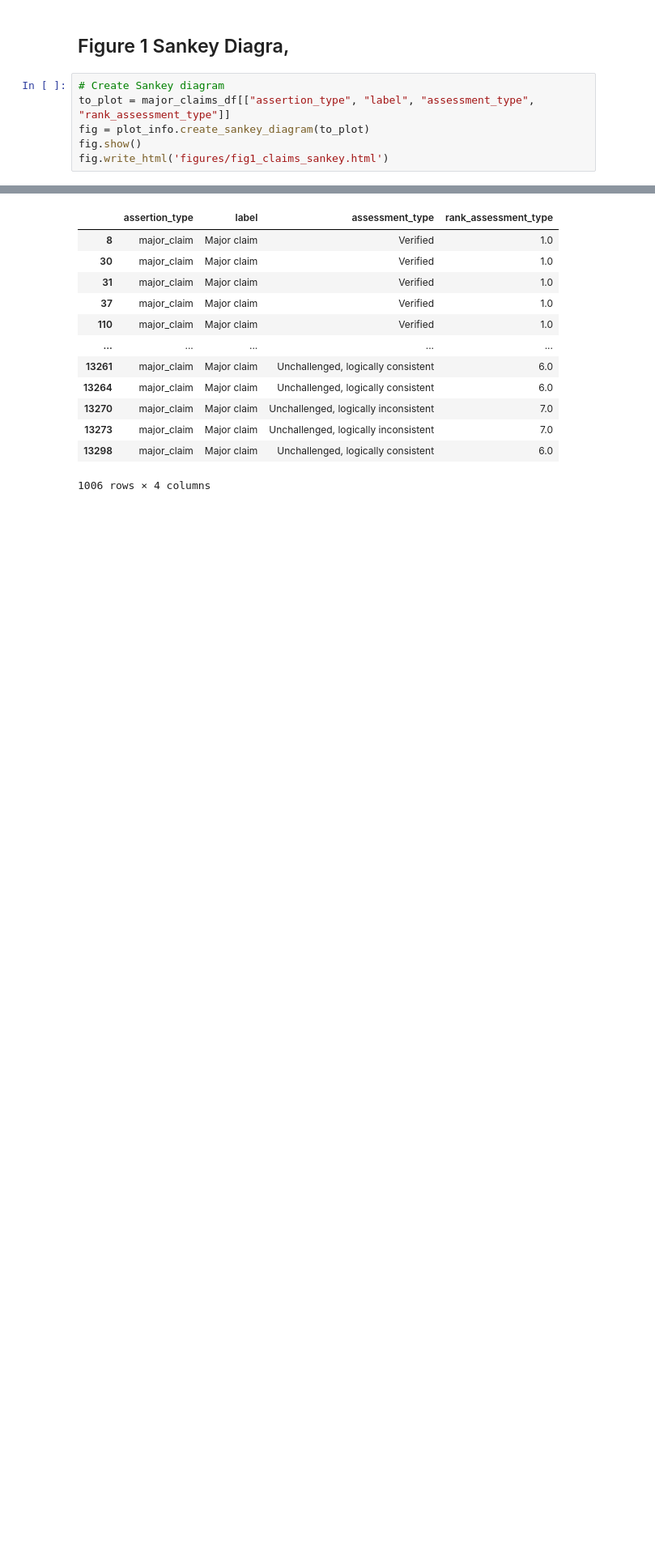
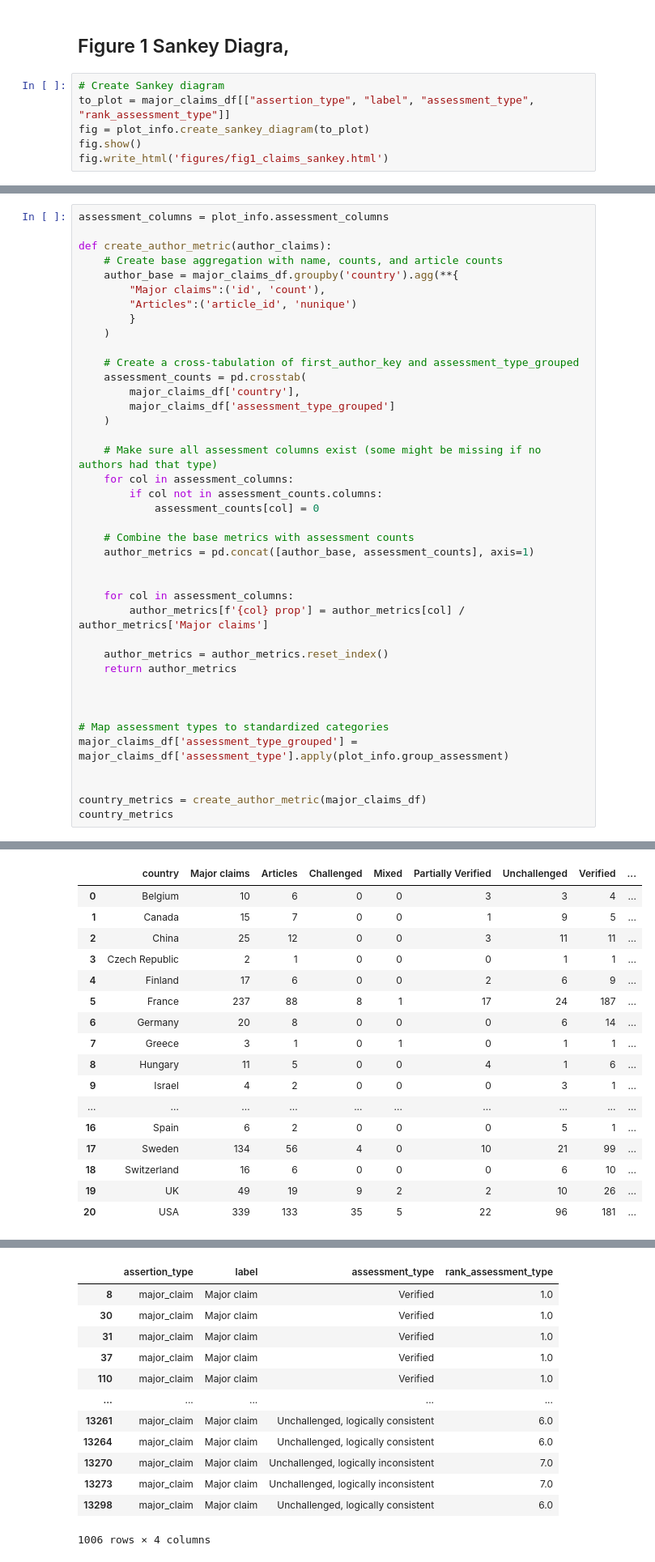
Before and after one commit to jcblemai/drosophila-reproducibility, a Jupyter notebook: analysis_claims.ipynb, the cells around one changed output, grey strips where cells are left out. Shown at 81% size. Cells and saved outputs as stored; diff of their text form; blank space fills up the shorter version.

```diff
--- a/analysis_claims.ipynb
+++ b/analysis_claims.ipynb
@@ -251,0 +268,41 @@ fig.write_html('figures/fig1_claims_sankey.html')
+# %%
+assessment_columns = plot_info.assessment_columns
+
+def create_author_metric(author_claims):
+    # Create base aggregation with name, counts, and article counts
+    author_base = major_claims_df.groupby('country').agg(**{
+        "Major claims":('id', 'count'),
+        "Articles":('article_id', 'nunique')
+        }
+    )
+
+    # Create a cross-tabulation of first_author_key and assessment_type_grouped
+    assessment_counts = pd.crosstab(
+        major_claims_df['country'],
+        major_claims_df['assessment_type_grouped']
+    )
+
+    # Make sure all assessment columns exist (some might be missing if no authors had that type)
+    for col in assessment_columns:
+        if col not in assessment_counts.columns:
+            assessment_counts[col] = 0
+
+    # Combine the base metrics with assessment counts
+    author_metrics = pd.concat([author_base, assessment_counts], axis=1)
+
+
+    for col in assessment_columns:
+        author_metrics[f'{col} prop'] = author_metrics[col] / author_metrics['Major claims']
+
+    author_metrics = author_metrics.reset_index()
+    return author_metrics
+
+
+
+# Map assessment types to standardized categories
+major_claims_df['assessment_type_grouped'] = major_claims_df['assessment_type'].apply(plot_info.group_assessment)
+
+
+country_metrics = create_author_metric(major_claims_df)
+country_metrics
+# %% [output]
@@ -251,0 +313,17 @@ fig.write_html('figures/fig1_claims_sankey.html')
+|  | country | Major claims | Articles | Challenged | Mixed | Partially Verified | Unchallenged | Verified | ... |
+| 0 | Belgium | 10 | 6 | 0 | 0 | 3 | 3 | 4 | ... |
+| 1 | Canada | 15 | 7 | 0 | 0 | 1 | 9 | 5 | ... |
+| 2 | China | 25 | 12 | 0 | 0 | 3 | 11 | 11 | ... |
+| 3 | Czech Republic | 2 | 1 | 0 | 0 | 0 | 1 | 1 | ... |
+| 4 | Finland | 17 | 6 | 0 | 0 | 2 | 6 | 9 | ... |
+| 5 | France | 237 | 88 | 8 | 1 | 17 | 24 | 187 | ... |
+| 6 | Germany | 20 | 8 | 0 | 0 | 0 | 6 | 14 | ... |
+| 7 | Greece | 3 | 1 | 0 | 1 | 0 | 1 | 1 | ... |
+| 8 | Hungary | 11 | 5 | 0 | 0 | 4 | 1 | 6 | ... |
+| 9 | Israel | 4 | 2 | 0 | 0 | 0 | 3 | 1 | ... |
+| ... | ... | ... | ... | ... | ... | ... | ... | ... | ... |
+| 16 | Spain | 6 | 2 | 0 | 0 | 0 | 5 | 1 | ... |
+| 17 | Sweden | 134 | 56 | 4 | 0 | 10 | 21 | 99 | ... |
+| 18 | Switzerland | 16 | 6 | 0 | 0 | 0 | 6 | 10 | ... |
+| 19 | UK | 49 | 19 | 9 | 2 | 2 | 10 | 26 | ... |
+| 20 | USA | 339 | 133 | 35 | 5 | 22 | 96 | 181 | ... |
```
Also changed, not shown: parts of 8 cells of this notebook, 4 other files.
